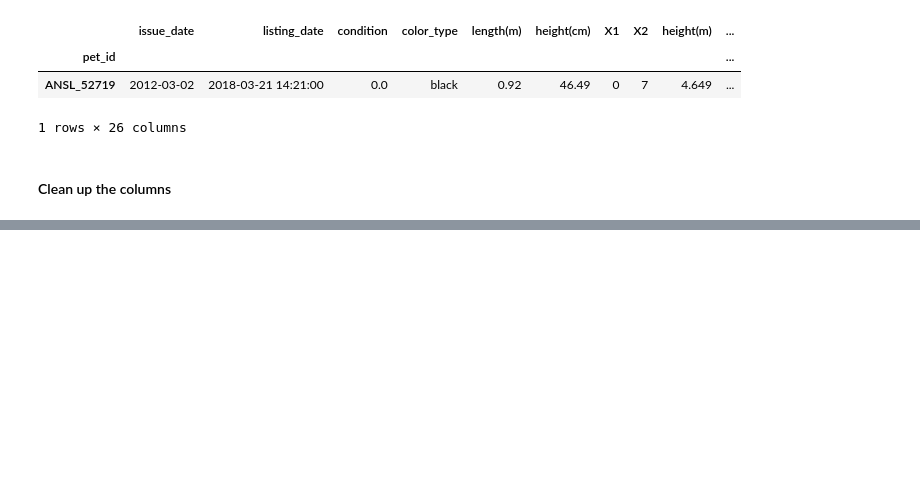
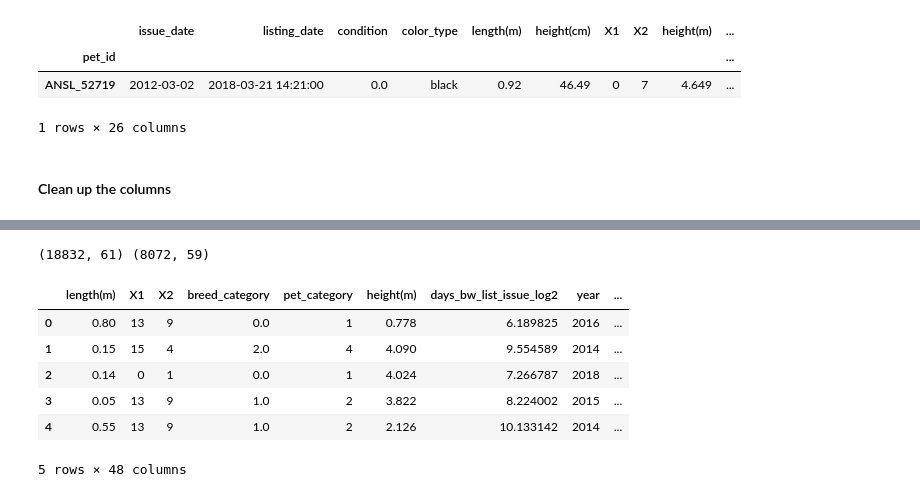
Before and after one commit to ShaunakSen/Data-Science-and-Machine-Learning, a Jupyter notebook: Hackerearth Project - Pet Adoption/Hackerearth ML Project - Pet Adoption.ipynb, the cells around one changed output, grey strips where cells are left out. Cells and saved outputs as stored; diff of their text form; code cells hidden in the pictures; blank space fills up the shorter version.

```diff
--- a/Hackerearth Project - Pet Adoption/Hackerearth ML Project - Pet Adoption.ipynb
+++ b/Hackerearth Project - Pet Adoption/Hackerearth ML Project - Pet Adoption.ipynb
@@ -1093,0 +1148,3 @@ tr_df_with_color.columns
+# %%
+tr_df_with_color['condition'] = tr_df_with_color['condition'].fillna(-1)
+te_df_with_color['condition'] = tr_df_with_color['condition'].fillna(-1)
@@ -1093,0 +1212,21 @@ tr_df_with_color.columns
+# %%
+cols_to_one_hot = ['condition', 'is_weekday', 'is_spring', 'is_summer', 'is_winter', 'listing_is_weekday', 'listing_is_spring',
+       'listing_is_summer', 'listing_is_winter', 'special_tag']
+
+def one_hot_encode_variables(tr_df_with_color, te_df_with_color, cols_to_one_hot):
+    tr_df_with_color = tr_df_with_color.copy(deep=True)
+    te_df_with_color = te_df_with_color.copy(deep=True)
+    for col_ in cols_to_one_hot:
+        one_hot_df = pd.get_dummies(data=tr_df_with_color[col_], prefix=col_)
+        for one_hot_col_ in one_hot_df.columns:
+            tr_df_with_color[one_hot_col_] = one_hot_df[one_hot_col_]
+
+        one_hot_df = pd.get_dummies(data=te_df_with_color[col_], prefix=col_)
+        for one_hot_col_ in one_hot_df.columns:
+            te_df_with_color[one_hot_col_] = one_hot_df[one_hot_col_]
+
+        print ("Encoded col:", col_)
+
+    return tr_df_with_color, te_df_with_color
+
+tr_df_with_color, te_df_with_color = one_hot_encode_variables(tr_df_with_color, te_df_with_color, cols_to_one_hot)
@@ -1093,0 +1285,17 @@ tr_df_with_color.columns
+# %%
+print (tr_df_with_color.shape, te_df_with_color.shape)
+# %% [output]
+(18832, 61) (8072, 59)
+# %%
+tr_df_with_color.drop(columns=cols_to_one_hot + ['color_type', 'days_bw_list_issue', 'generic_color', 'special_tag'], inplace=True)
+te_df_with_color.drop(columns=cols_to_one_hot + ['color_type', 'days_bw_list_issue', 'generic_color', 'special_tag'], inplace=True)
+# %%
+tr_df_with_color.head()
+# %% [output]
+|  | length(m) | X1 | X2 | breed_category | pet_category | height(m) | days_bw_list_issue_log2 | year | ... |
+| 0 | 0.80 | 13 | 9 | 0.0 | 1 | 0.778 | 6.189825 | 2016 | ... |
+| 1 | 0.15 | 15 | 4 | 2.0 | 4 | 4.090 | 9.554589 | 2014 | ... |
+| 2 | 0.14 | 0 | 1 | 0.0 | 1 | 4.024 | 7.266787 | 2018 | ... |
+| 3 | 0.05 | 13 | 9 | 1.0 | 2 | 3.822 | 8.224002 | 2015 | ... |
+| 4 | 0.55 | 13 | 9 | 1.0 | 2 | 2.126 | 10.133142 | 2014 | ... |
+5 rows × 48 columns
```
Also changed, not shown: parts of 34 cells of this notebook.
